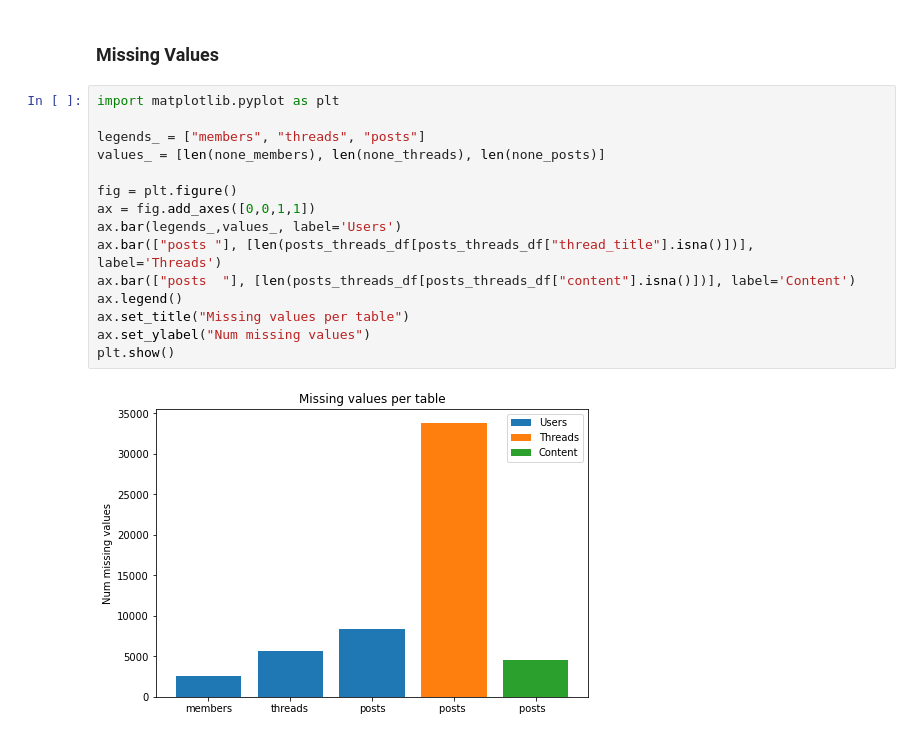
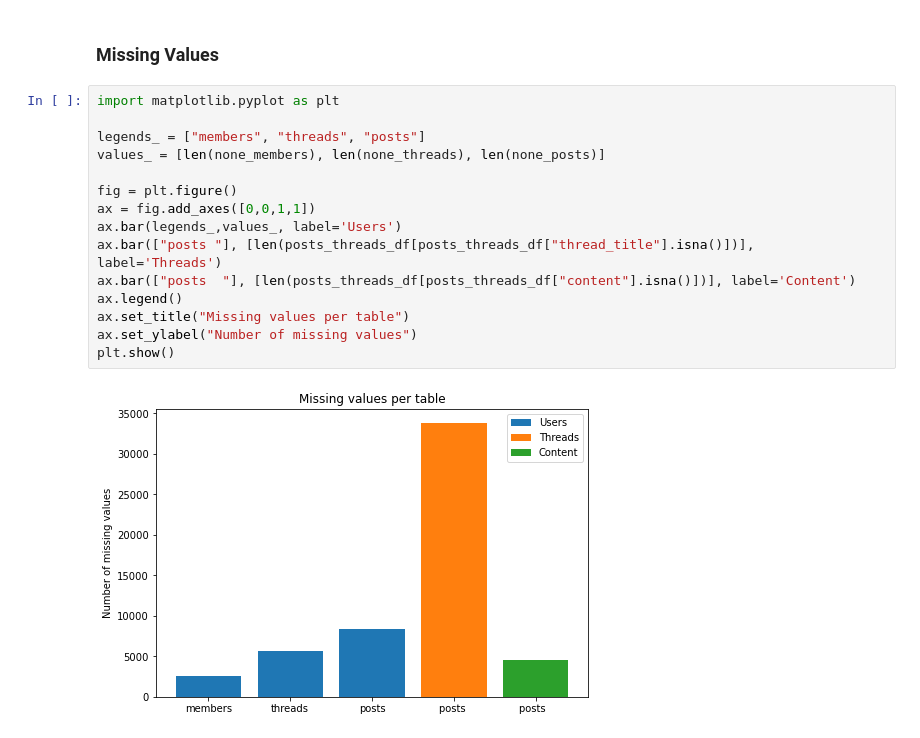
Before and after one commit to fmorenovr/crimepy, a Jupyter notebook: notebooks/3_DB_Statistics.ipynb, the cells around one changed output. Drawn from its saved outputs; the diff is of its cells as text.

```diff
--- a/notebooks/3_DB_Statistics.ipynb
+++ b/notebooks/3_DB_Statistics.ipynb
@@ -898,17 +898,17 @@ ax = post_threads_board_df_[:100].plot(kind="bar", figsize=(16,8), title=f"Núme
 # %%
 import matplotlib.pyplot as plt
 
 legends_ = ["members", "threads", "posts"]
 values_ = [len(none_members), len(none_threads), len(none_posts)]
 
 fig = plt.figure()
 ax = fig.add_axes([0,0,1,1])
 ax.bar(legends_,values_, label='Users')
 ax.bar(["posts "], [len(posts_threads_df[posts_threads_df["thread_title"].isna()])], label='Threads')
 ax.bar(["posts  "], [len(posts_threads_df[posts_threads_df["content"].isna()])], label='Content')
 ax.legend()
 ax.set_title("Missing values per table")
-ax.set_ylabel("Num missing values")
+ax.set_ylabel("Number of missing values")
 plt.show()
 # %% [output]
-[figure, old version]
+[figure, new version]
```
Also changed, not shown: 3 other files.
